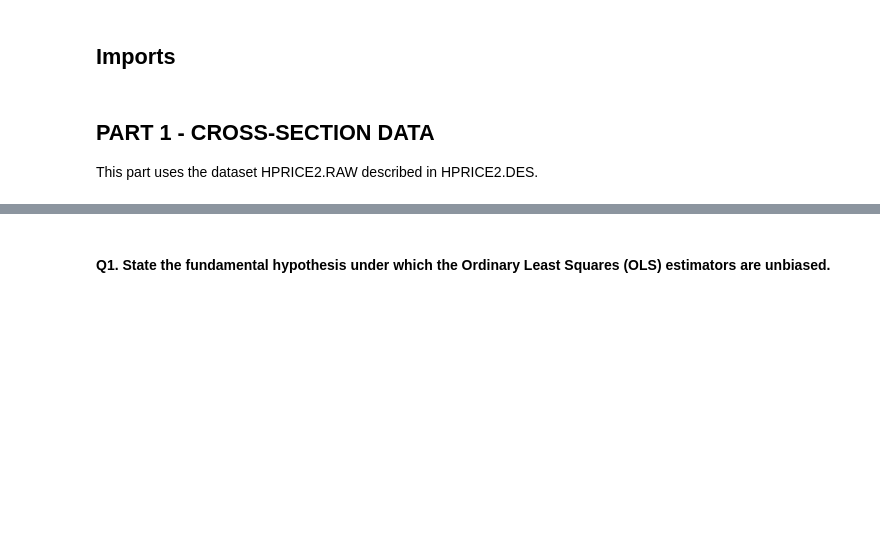
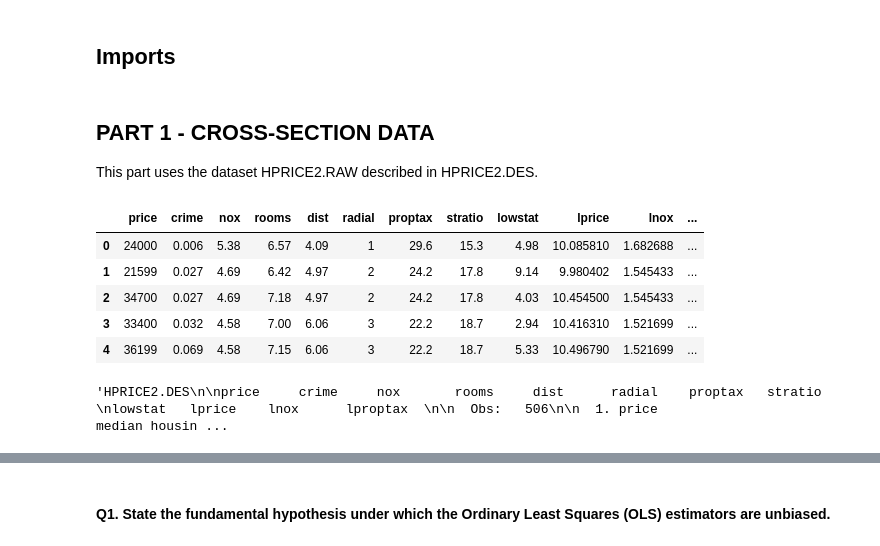
Before and after one commit to pralban/Econometrics, a Jupyter notebook: econometrics_notebook.ipynb, the cells around one changed output, grey strips where cells are left out. Cells and saved outputs as stored; diff of their text form; code cells hidden in the pictures; blank space fills up the shorter version.

```diff
--- a/econometrics_notebook.ipynb
+++ b/econometrics_notebook.ipynb
@@ -14,3 +16,32 @@ import numpy as np
 ## PART 1 - CROSS-SECTION DATA
 
 This part uses the dataset HPRICE2.RAW described in HPRICE2.DES.
+# %%
+df = pd.read_csv('data/HPRICE2.raw', delim_whitespace=True, header=None)
+
+# Assuming the first row is not a header based on the description file, let's set the column names
+columns = [
+    "price", "crime", "nox", "rooms", "dist", "radial", "proptax", "stratio",
+    "lowstat", "lprice", "lnox", "lproptax"
+]
+df.columns = columns
+
+df.head()
+# %% [output]
+|  | price | crime | nox | rooms | dist | radial | proptax | stratio | lowstat | lprice | lnox | ... |
+| 0 | 24000 | 0.006 | 5.38 | 6.57 | 4.09 | 1 | 29.6 | 15.3 | 4.98 | 10.085810 | 1.682688 | ... |
+| 1 | 21599 | 0.027 | 4.69 | 6.42 | 4.97 | 2 | 24.2 | 17.8 | 9.14 | 9.980402 | 1.545433 | ... |
+| 2 | 34700 | 0.027 | 4.69 | 7.18 | 4.97 | 2 | 24.2 | 17.8 | 4.03 | 10.454500 | 1.545433 | ... |
+| 3 | 33400 | 0.032 | 4.58 | 7.00 | 6.06 | 3 | 22.2 | 18.7 | 2.94 | 10.416310 | 1.521699 | ... |
+| 4 | 36199 | 0.069 | 4.58 | 7.15 | 6.06 | 3 | 22.2 | 18.7 | 5.33 | 10.496790 | 1.521699 | ... |
+# %%
+# Load the content of the HPRICE2.DES file to understand its structure and information provided.
+description_file_path = 'data/HPRICE2.DES'
+
+with open(description_file_path, 'r') as file:
+    description_content = file.read()
+
+# Show the first 500 characters to get an idea of the content
+description_content[:500]
+# %% [output]
+'HPRICE2.DES\n\nprice     crime     nox       rooms     dist      radial    proptax   stratio  \nlowstat   lprice    lnox      lproptax  \n\n  Obs:   506\n\n  1. price                    median housin ...
```
Also changed, not shown: parts of 16 cells of this notebook.
